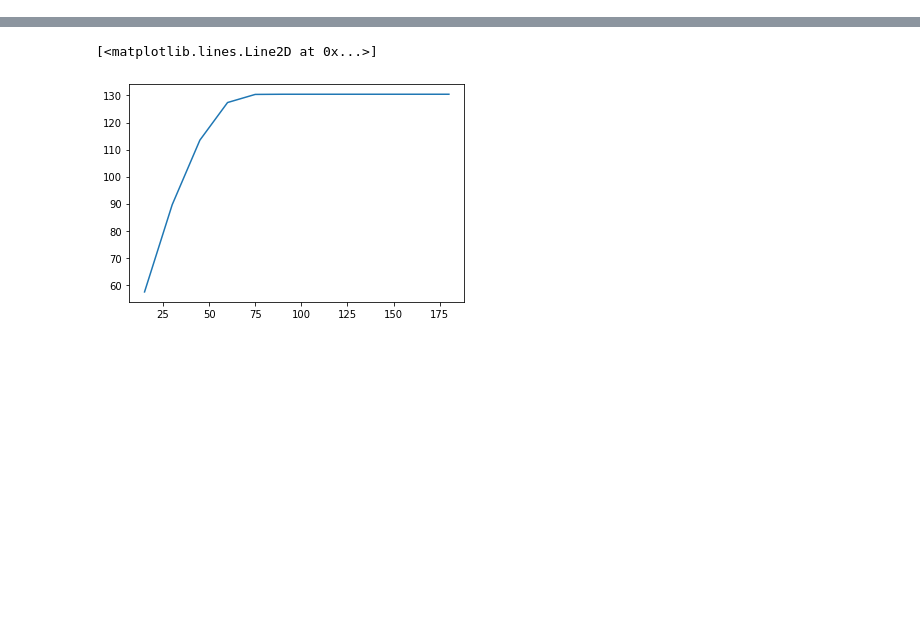
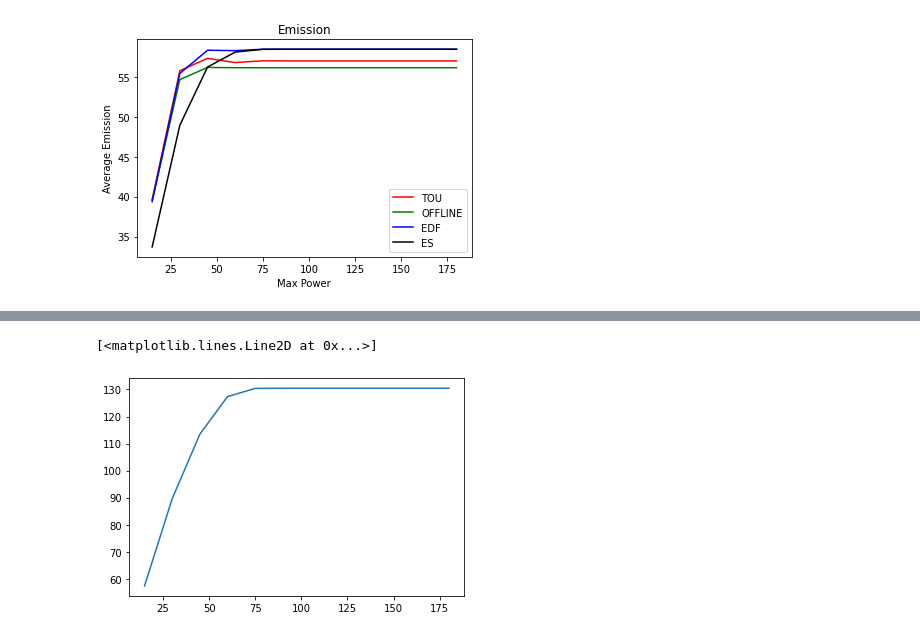
Before and after one commit to kaicheng0824/carbon_aware_ev_charging, a Jupyter notebook: result/result_analysis.ipynb, the cells around one changed output, grey strips where cells are left out. Cells and saved outputs as stored; diff of their text form; code cells hidden in the pictures; blank space fills up the shorter version.

```diff
--- a/result/result_analysis.ipynb
+++ b/result/result_analysis.ipynb
@@ -80,19 +80,21 @@ plt.show()
 # %%
 plt.plot(power,tou_emission_mean, color='r', label='TOU')
 plt.plot(power,offline_emission_mean, color='g', label='OFFLINE')
 plt.plot(power,edf_emission_mean, color='b', label='EDF')
 plt.plot(power,es_emission_mean, color='k', label='ES')
 
 # Naming the x-axis, y-axis and the whole graph
 plt.xlabel("Max Power")
-plt.ylabel("Average Charge Percentage")
-plt.title("Percentage")
+plt.ylabel("Average Emission")
+plt.title("Emission")
 
 # Adding legend, which helps us recognize the curve according to it's color
 plt.legend()
 
 # To load the display window
 plt.show()
+# %% [output]
+[figure, added]
 # %%
 plt.plot(power,tou_emission_mean)
 # %% [output]
```
Also changed, not shown: parts of 7 cells of this notebook, 3 other files.
